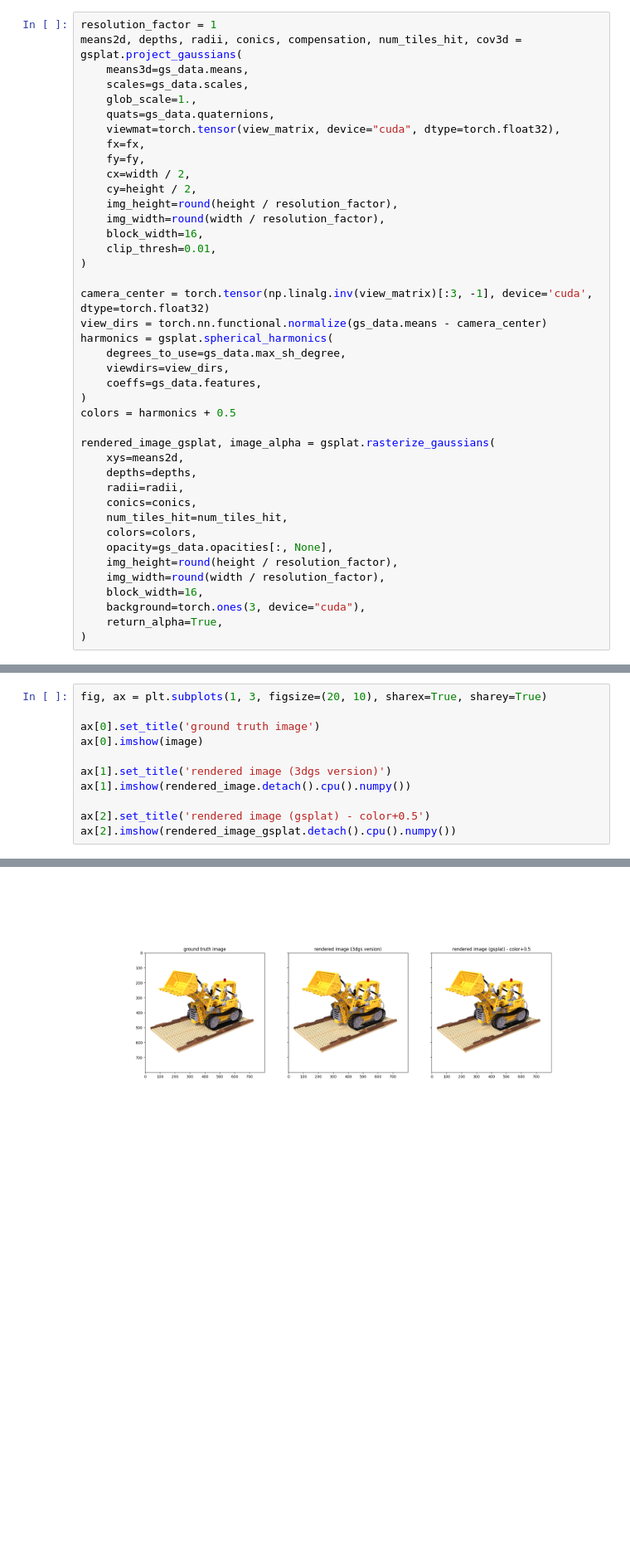
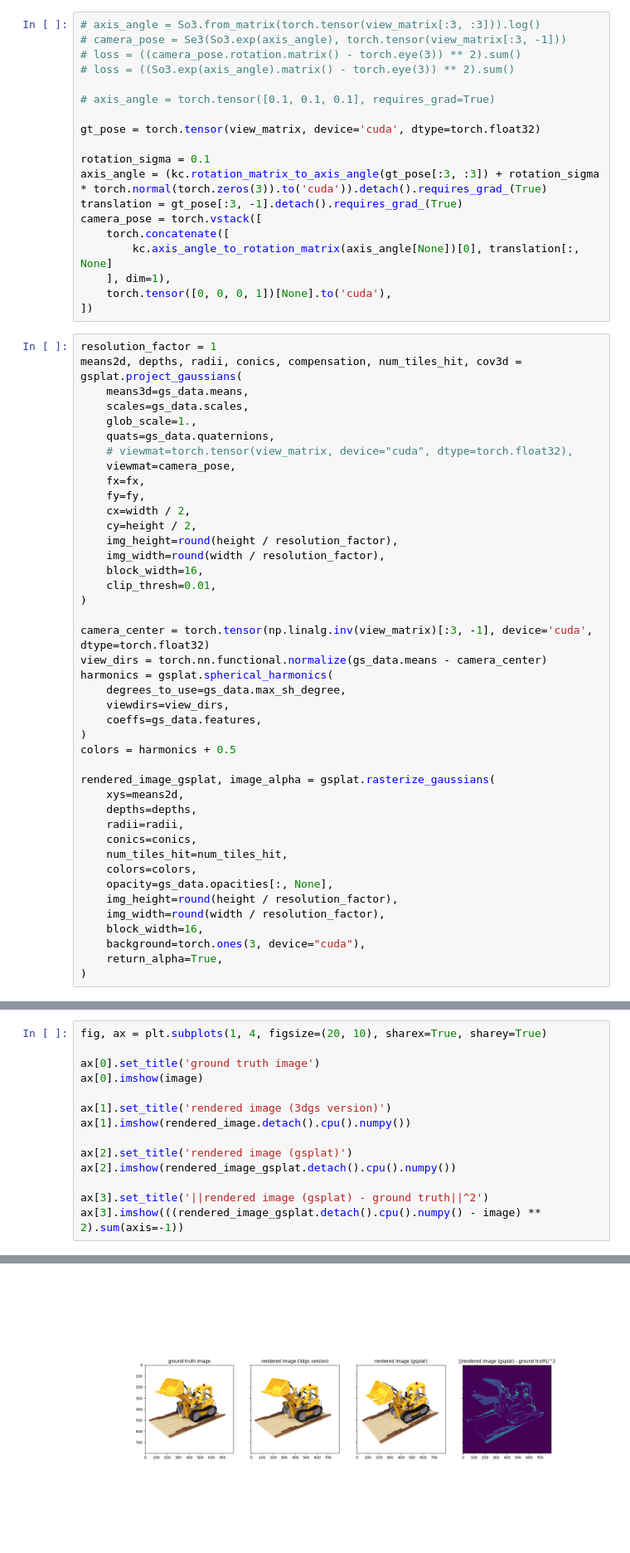
Before and after one commit to Linusnie/render-splats, a Jupyter notebook: splats.ipynb, the cells around one changed output, grey strips where cells are left out. Shown at 83% size. Cells and saved outputs as stored; diff of their text form; blank space fills up the shorter version.

```diff
--- a/splats.ipynb
+++ b/splats.ipynb
@@ -190,3 +190,22 @@ Clipping input data to the valid range for imshow with RGB data ([0..1] for floa
+# %%
+# axis_angle = So3.from_matrix(torch.tensor(view_matrix[:3, :3])).log()
+# camera_pose = Se3(So3.exp(axis_angle), torch.tensor(view_matrix[:3, -1]))
+# loss = ((camera_pose.rotation.matrix() - torch.eye(3)) ** 2).sum()
+# loss = ((So3.exp(axis_angle).matrix() - torch.eye(3)) ** 2).sum()
+
+# axis_angle = torch.tensor([0.1, 0.1, 0.1], requires_grad=True)
+
+gt_pose = torch.tensor(view_matrix, device='cuda', dtype=torch.float32)
+
+rotation_sigma = 0.1
+axis_angle = (kc.rotation_matrix_to_axis_angle(gt_pose[:3, :3]) + rotation_sigma * torch.normal(torch.zeros(3)).to('cuda')).detach().requires_grad_(True)
+translation = gt_pose[:3, -1].detach().requires_grad_(True)
+camera_pose = torch.vstack([
+    torch.concatenate([
+        kc.axis_angle_to_rotation_matrix(axis_angle[None])[0], translation[:, None]
+    ], dim=1),
+    torch.tensor([0, 0, 0, 1])[None].to('cuda'),
+])
 # %%
 resolution_factor = 1
 means2d, depths, radii, conics, compensation, num_tiles_hit, cov3d = gsplat.project_gaussians(
@@ -194,7 +213,8 @@ means2d, depths, radii, conics, compensation, num_tiles_hit, cov3d = gsplat.proj
     scales=gs_data.scales,
     glob_scale=1.,
     quats=gs_data.quaternions,
-    viewmat=torch.tensor(view_matrix, device="cuda", dtype=torch.float32),
+    # viewmat=torch.tensor(view_matrix, device="cuda", dtype=torch.float32),
+    viewmat=camera_pose,
     fx=fx,
     fy=fy,
     cx=width / 2,
@@ -231,5 +259,5 @@ rendered_image_gsplat, image_alpha = gsplat.rasterize_gaussians(
 # %%
-fig, ax = plt.subplots(1, 3, figsize=(20, 10), sharex=True, sharey=True)
+fig, ax = plt.subplots(1, 4, figsize=(20, 10), sharex=True, sharey=True)
 
 ax[0].set_title('ground truth image')
 ax[0].imshow(image)
@@ -237,7 +265,10 @@ ax[0].imshow(image)
 ax[1].set_title('rendered image (3dgs version)')
 ax[1].imshow(rendered_image.detach().cpu().numpy())
 
-ax[2].set_title('rendered image (gsplat) - color+0.5')
+ax[2].set_title('rendered image (gsplat)')
 ax[2].imshow(rendered_image_gsplat.detach().cpu().numpy())
+
+ax[3].set_title('||rendered image (gsplat) - ground truth||^2')
+ax[3].imshow(((rendered_image_gsplat.detach().cpu().numpy() - image) ** 2).sum(axis=-1))
 # %% [output]
 Clipping input data to the valid range for imshow with RGB data ([0..1] for floats or [0..255] for integers). Got range [0.000100129524..1.1199493].
@@ -245,2 +276,2 @@ Clipping input data to the valid range for imshow with RGB data ([0..1] for floa
 <matplotlib.image.AxesImage at 0x...>
-[figure, old version]
+[figure, new version]
```
Also changed, not shown: parts of 5 cells of this notebook, 2 other files.
